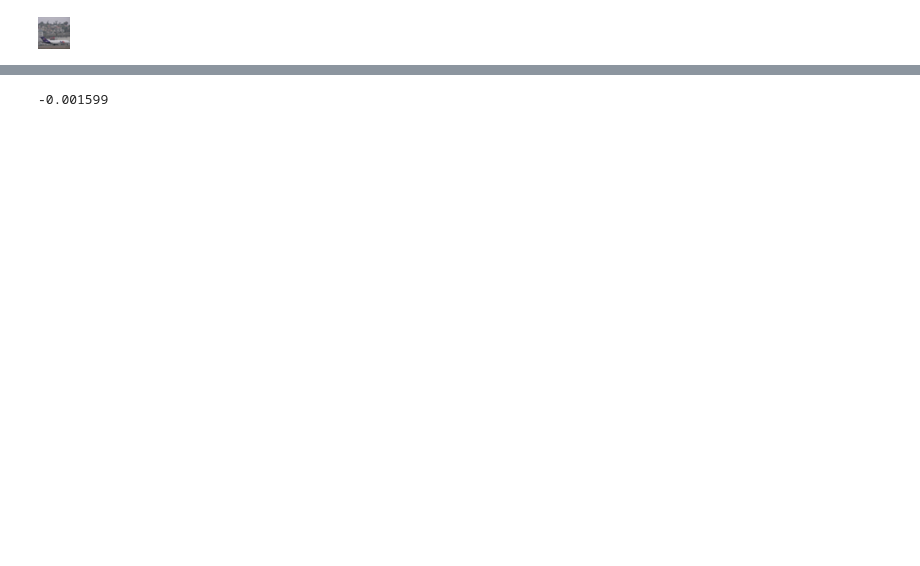
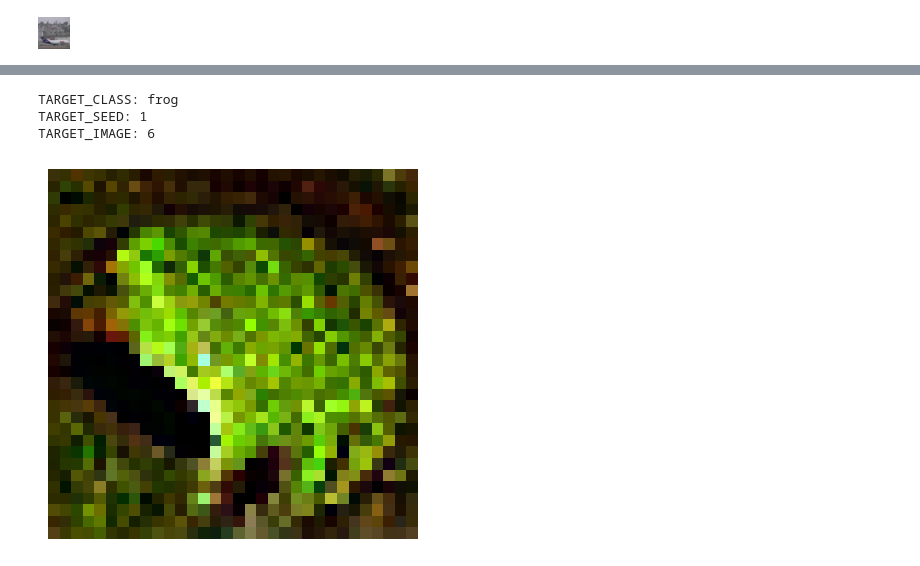
Before and after one commit to Naterjack/Data-Attribution-for-Stable-Diffusion, a Jupyter notebook: SD1_TRAK_Attribution.ipynb, the cells around one changed output, grey strips where cells are left out. Cells and saved outputs as stored; diff of their text form; code cells hidden in the pictures; blank space fills up the shorter version.

```diff
--- a/SD1_TRAK_Attribution.ipynb
+++ b/SD1_TRAK_Attribution.ipynb
@@ -264,4 +189,0 @@ for i in range(10): #[6]:
-# %%
-scores[:,0].min()
-# %% [output]
--0.001599
@@ -267,0 +193,26 @@ scores[:,0].min()
+# %%
+prompts = train_dataset_config.class_captions
+# %%
+#I'm having exactly none of numpy's memmap BS today
+scores_c = np.copy(scores_org)
+# %%
+TARGET_CLASS = "frog"
+assert(TARGET_CLASS in prompts)
+print(f"TARGET_CLASS: {TARGET_CLASS}")
+print(f"TARGET_SEED: {SEED_TO_PREVIEW}")
+
+TARGET_IMAGE = prompts.index(TARGET_CLASS) #Seed 1, frog
+print(f"TARGET_IMAGE: {TARGET_IMAGE}")
+plt.axis('off')
+i = SEED_TO_PREVIEW+(TARGET_IMAGE*NUM_SEEDS)
+plt.imshow(generated_dataset[i][generated_dataset_config.image_column])
+
+top_trak_scorers = scores_c[:, i].argsort()[-1000:][::-1]
+
+#top_n_i, top_n_s = calculate_DINO_Attribution(generated_images[TARGET_IMAGE],1000)
+#top_n_i = top_n_i.numpy()
+# %% [output]
+TARGET_CLASS: frog
+TARGET_SEED: 1
+TARGET_IMAGE: 6
+[figure, added]
```
Also changed, not shown: parts of 14 cells of this notebook, 4 other files.
